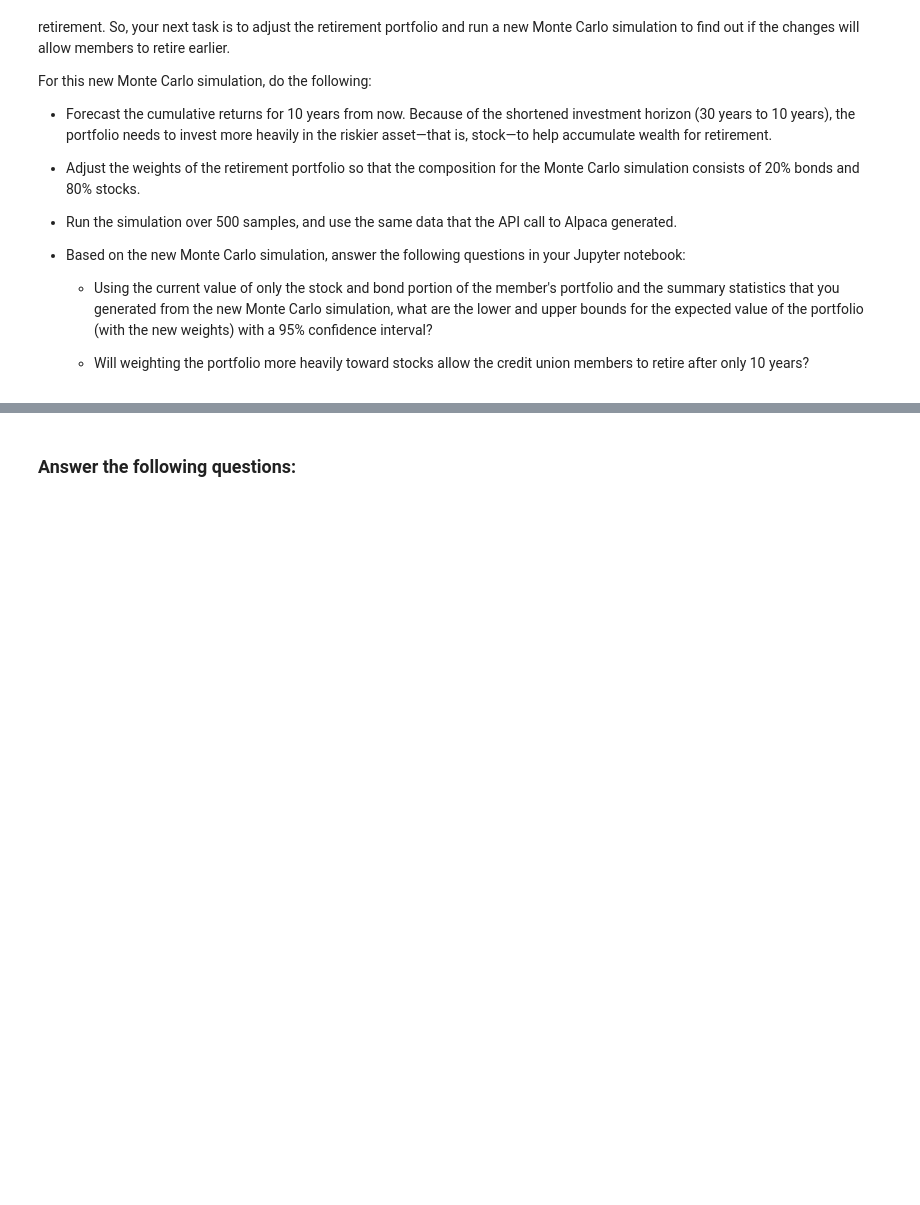
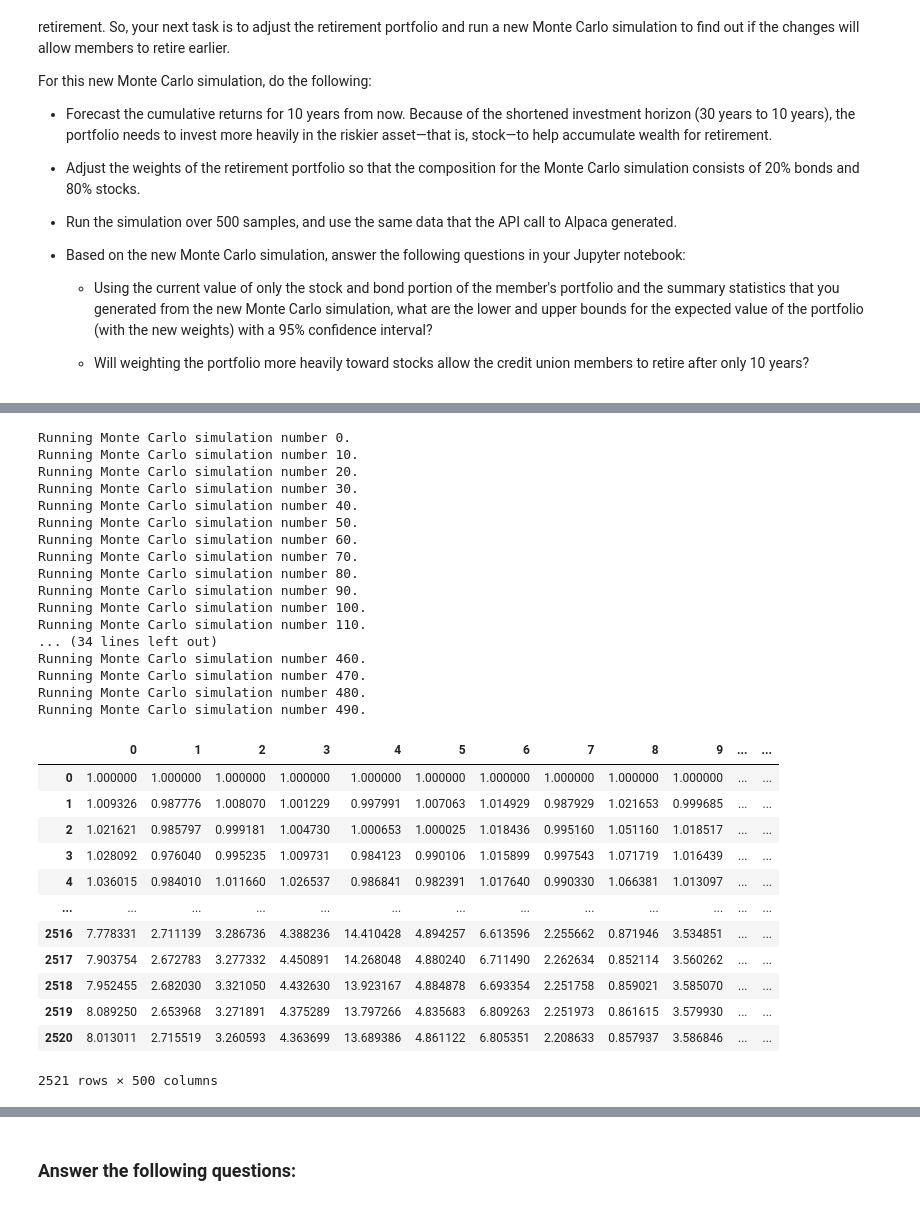
Before and after one commit to phodsman/Credit-Union-Member-Financial-Planner, a Jupyter notebook: financial_planning_tools.ipynb, the cells around one changed output, grey strips where cells are left out. Saved outputs shown, nothing was run; the diff lists cells and outputs as text; code cells hidden in the pictures; blank space fills up the shorter version.

```diff
--- a/financial_planning_tools.ipynb
+++ b/financial_planning_tools.ipynb
@@ -458,6 +469,37 @@ For this new Monte Carlo simulation, do the following:
 # %%
 # Run the Monte Carlo simulation to forecast 10 years cumulative returns
-# YOUR CODE HERE
+MC_tenyear_8020.calc_cumulative_return()
+# %% [output]
+Running Monte Carlo simulation number 0.
+Running Monte Carlo simulation number 10.
+Running Monte Carlo simulation number 20.
+Running Monte Carlo simulation number 30.
+Running Monte Carlo simulation number 40.
+Running Monte Carlo simulation number 50.
+Running Monte Carlo simulation number 60.
+Running Monte Carlo simulation number 70.
+Running Monte Carlo simulation number 80.
+Running Monte Carlo simulation number 90.
+Running Monte Carlo simulation number 100.
+Running Monte Carlo simulation number 110.
+... (34 lines left out)
+Running Monte Carlo simulation number 460.
+Running Monte Carlo simulation number 470.
+Running Monte Carlo simulation number 480.
+Running Monte Carlo simulation number 490.
+|  | 0 | 1 | 2 | 3 | 4 | 5 | 6 | 7 | 8 | 9 | ... | ... |
+| 0 | 1.000000 | 1.000000 | 1.000000 | 1.000000 | 1.000000 | 1.000000 | 1.000000 | 1.000000 | 1.000000 | 1.000000 | ... | ... |
+| 1 | 1.009326 | 0.987776 | 1.008070 | 1.001229 | 0.997991 | 1.007063 | 1.014929 | 0.987929 | 1.021653 | 0.999685 | ... | ... |
+| 2 | 1.021621 | 0.985797 | 0.999181 | 1.004730 | 1.000653 | 1.000025 | 1.018436 | 0.995160 | 1.051160 | 1.018517 | ... | ... |
+| 3 | 1.028092 | 0.976040 | 0.995235 | 1.009731 | 0.984123 | 0.990106 | 1.015899 | 0.997543 | 1.071719 | 1.016439 | ... | ... |
+| 4 | 1.036015 | 0.984010 | 1.011660 | 1.026537 | 0.986841 | 0.982391 | 1.017640 | 0.990330 | 1.066381 | 1.013097 | ... | ... |
+| ... | ... | ... | ... | ... | ... | ... | ... | ... | ... | ... | ... | ... |
+| 2516 | 7.778331 | 2.711139 | 3.286736 | 4.388236 | 14.410428 | 4.894257 | 6.613596 | 2.255662 | 0.871946 | 3.534851 | ... | ... |
+| 2517 | 7.903754 | 2.672783 | 3.277332 | 4.450891 | 14.268048 | 4.880240 | 6.711490 | 2.262634 | 0.852114 | 3.560262 | ... | ... |
+| 2518 | 7.952455 | 2.682030 | 3.321050 | 4.432630 | 13.923167 | 4.884878 | 6.693354 | 2.251758 | 0.859021 | 3.585070 | ... | ... |
+| 2519 | 8.089250 | 2.653968 | 3.271891 | 4.375289 | 13.797266 | 4.835683 | 6.809263 | 2.251973 | 0.861615 | 3.579930 | ... | ... |
+| 2520 | 8.013011 | 2.715519 | 3.260593 | 4.363699 | 13.689386 | 4.861122 | 6.805351 | 2.208633 | 0.857937 | 3.586846 | ... | ... |
+2521 rows × 500 columns
 # %%
 # Visualize the 10-year Monte Carlo simulation by creating an
 # overlay line plot
```
Also changed, not shown: parts of 7 cells of this notebook.
